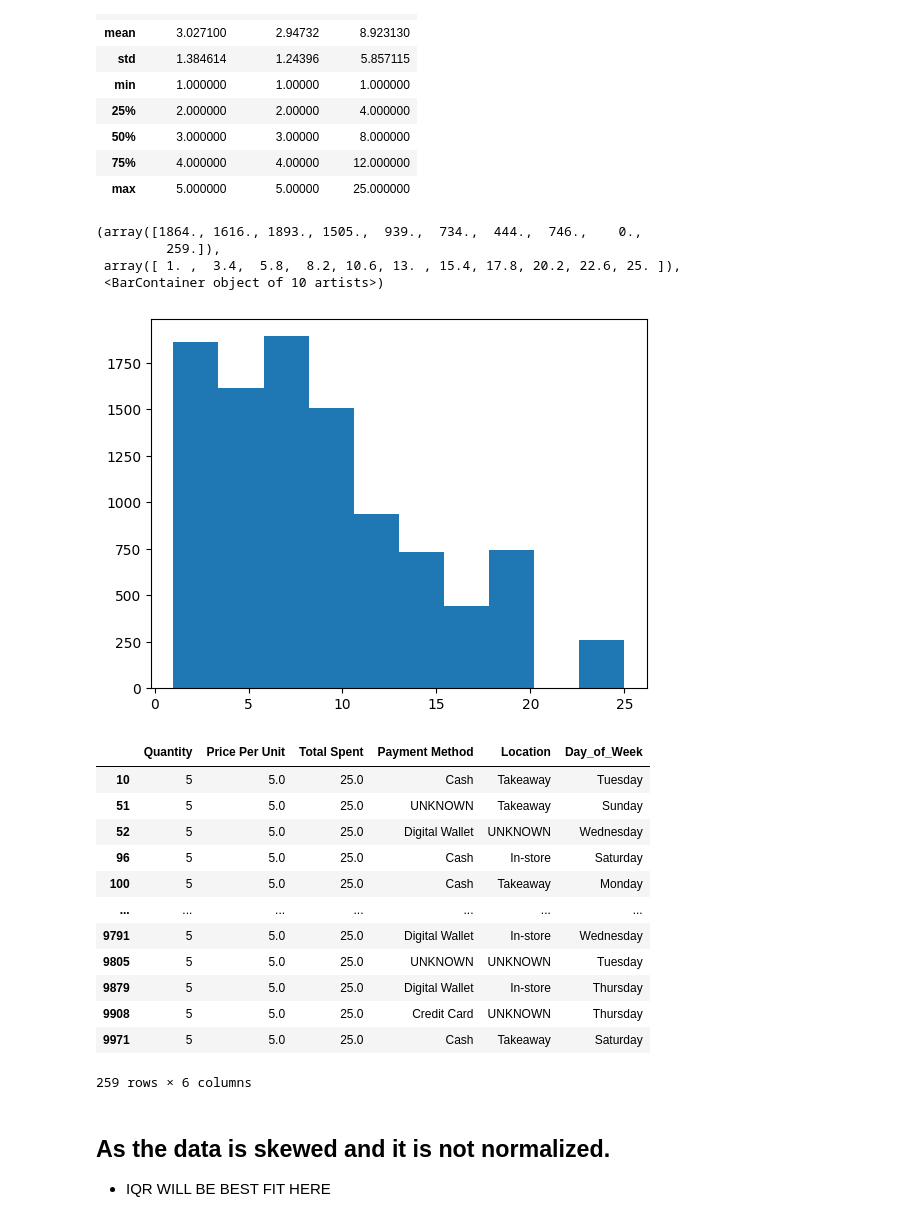
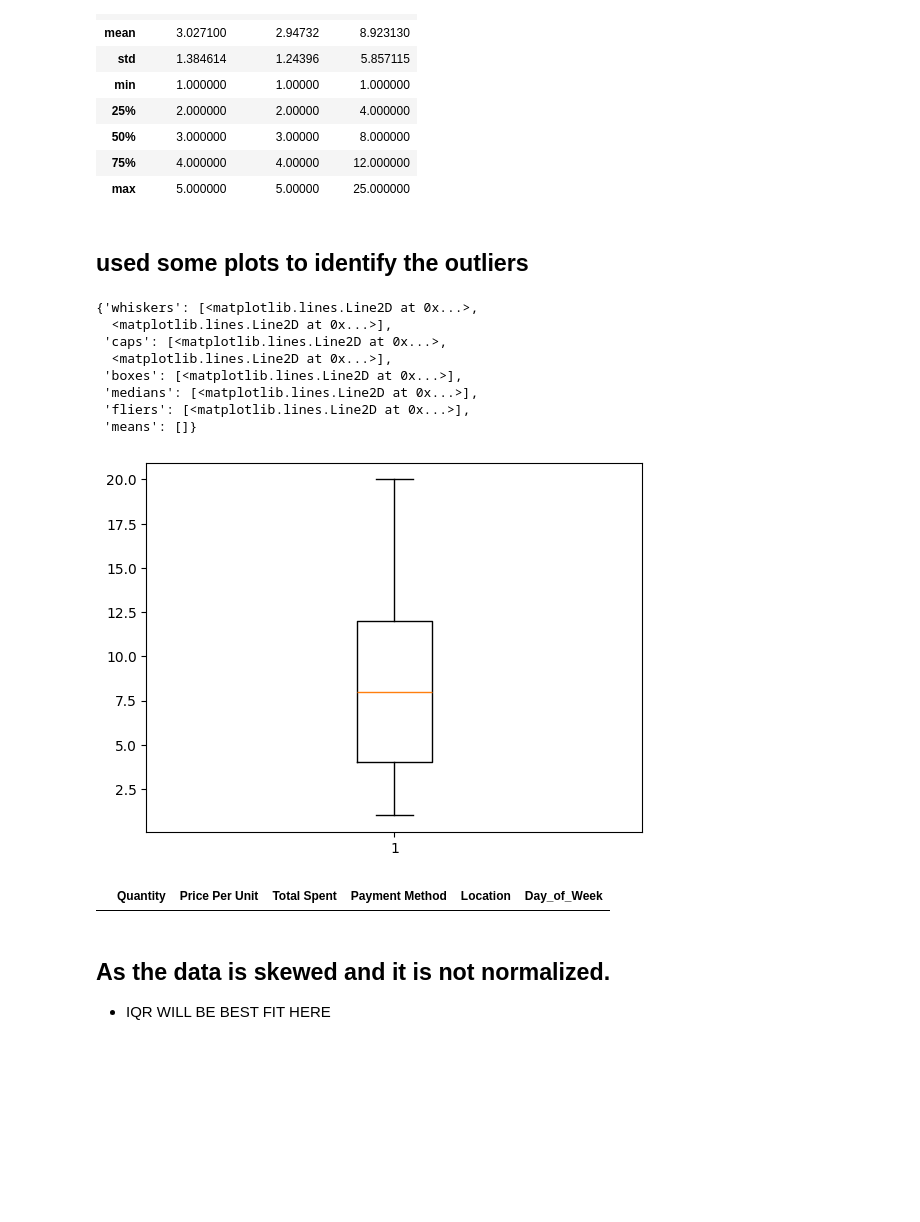
Before and after one commit to dewang002/EDA_Cafe, a Jupyter notebook: EDA_cafe_data.ipynb, the cells around one changed output. Drawn from its saved outputs; the diff is of its cells as text; code cells hidden in the pictures; blank space fills up the shorter version.

Commit message:
draw out the outlier and compaired

```diff
--- a/EDA_cafe_data.ipynb
+++ b/EDA_cafe_data.ipynb
@@ -125,31 +125,25 @@ df.describe()
 | 50% | 3.000000 | 3.00000 | 8.000000 |
 | 75% | 4.000000 | 4.00000 | 12.000000 |
 | max | 5.000000 | 5.00000 | 25.000000 |
+# %% [markdown]
+## used some plots to identify the outliers
 # %%
-plt.hist(df['Total Spent'])
+plt.boxplot(df['Total Spent'])
 # %% [output]
-(array([1864., 1616., 1893., 1505.,  939.,  734.,  444.,  746.,    0.,
-         259.]),
- array([ 1. ,  3.4,  5.8,  8.2, 10.6, 13. , 15.4, 17.8, 20.2, 22.6, 25. ]),
- <BarContainer object of 10 artists>)
+{'whiskers': [<matplotlib.lines.Line2D at 0x...>,
+  <matplotlib.lines.Line2D at 0x...>],
+ 'caps': [<matplotlib.lines.Line2D at 0x...>,
+  <matplotlib.lines.Line2D at 0x...>],
+ 'boxes': [<matplotlib.lines.Line2D at 0x...>],
+ 'medians': [<matplotlib.lines.Line2D at 0x...>],
+ 'fliers': [<matplotlib.lines.Line2D at 0x...>],
+ 'means': []}
-[figure, old version]
+[figure, new version]
 # %%
-outlier = df[df['Total Spent'] == 25]
+outlier = df[df['Total Quantity'] == 25]
 outlier
 # %% [output]
 |  | Quantity | Price Per Unit | Total Spent | Payment Method | Location | Day_of_Week |
-| 10 | 5 | 5.0 | 25.0 | Cash | Takeaway | Tuesday |
-| 51 | 5 | 5.0 | 25.0 | UNKNOWN | Takeaway | Sunday |
-| 52 | 5 | 5.0 | 25.0 | Digital Wallet | UNKNOWN | Wednesday |
-| 96 | 5 | 5.0 | 25.0 | Cash | In-store | Saturday |
-| 100 | 5 | 5.0 | 25.0 | Cash | Takeaway | Monday |
-| ... | ... | ... | ... | ... | ... | ... |
-| 9791 | 5 | 5.0 | 25.0 | Digital Wallet | In-store | Wednesday |
-| 9805 | 5 | 5.0 | 25.0 | UNKNOWN | UNKNOWN | Tuesday |
-| 9879 | 5 | 5.0 | 25.0 | Digital Wallet | In-store | Thursday |
-| 9908 | 5 | 5.0 | 25.0 | Credit Card | UNKNOWN | Thursday |
-| 9971 | 5 | 5.0 | 25.0 | Cash | Takeaway | Saturday |
-259 rows × 6 columns
 # %% [markdown]
 ## As the data is skewed and it is not normalized.
 * IQR WILL BE BEST FIT HERE
```
Also changed, not shown: parts of 8 cells of this notebook.
